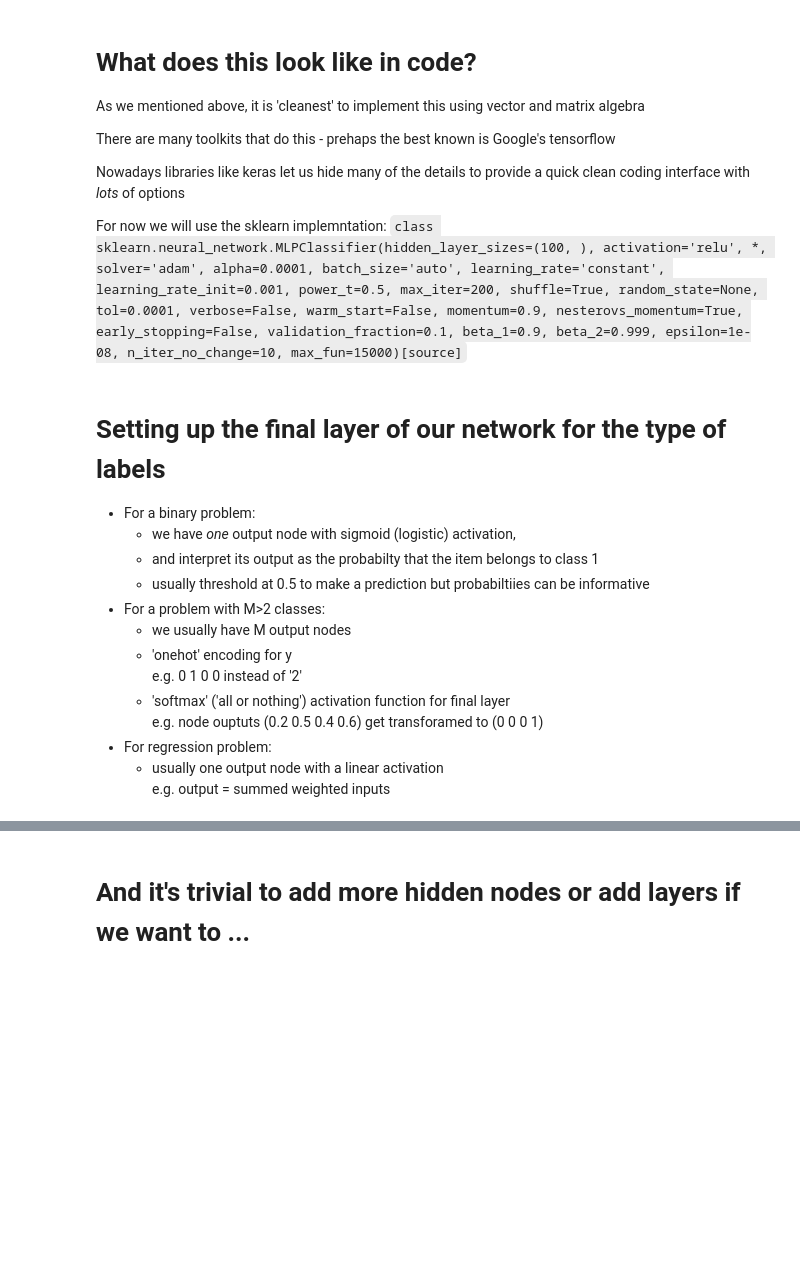
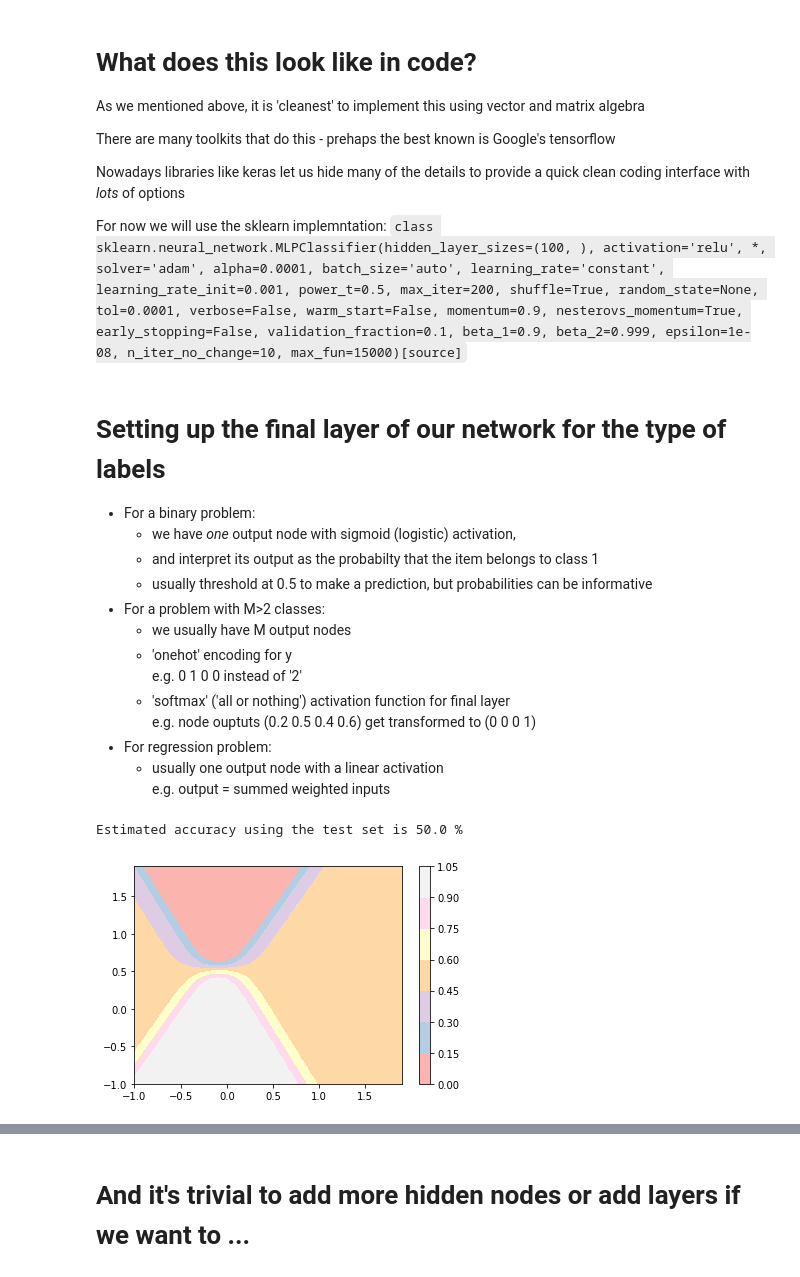
Before and after one commit to jim-smith/AI_Module, a Jupyter notebook: lectures/ANN2_MLP.ipynb, the cells around one changed output, grey strips where cells are left out. Drawn from its saved outputs; the diff is of its cells as text; code cells hidden in the pictures; blank space fills up the shorter version.

```diff
--- a/lectures/ANN2_MLP.ipynb
+++ b/lectures/ANN2_MLP.ipynb
@@ -385,13 +374,13 @@ For now we will use the sklearn implemntation:
 - For a binary problem:
     - we have *one* output node with sigmoid (logistic) activation,
      - and  interpret its output as the probabilty that the item belongs to class 1
-    - usually threshold at 0.5 to make a prediction but probabiltiies can be informative
+    - usually threshold at 0.5 to make a prediction, but probabilities can be informative
 - For a  problem with M>2 classes:
     - we usually have M output nodes
     - 'onehot' encoding for y
        e.g. 0 1 0 0 instead of '2'
     - 'softmax' ('all or nothing') activation function for final layer
-      e.g. node ouptuts (0.2 0.5 0.4 0.6) get transforamed to (0 0 0 1)
+      e.g. node ouptuts (0.2 0.5 0.4 0.6) get transformed to (0 0 0 1)
 - For regression problem:
     - usually one output node with a linear activation
       e.g. output = summed weighted inputs
@@ -435,20 +387,15 @@ def plotDecisionSurface(model,X,y):
 # %%
 from sklearn.neural_network import MLPClassifier
-train_X = np.asarray( [0,0,0,1,1,0,1,1])
-train_x = train_X.reshape(4,2)
+xor_X = np.asarray( [[0,0],[0,1],[1,0],[1,1]])
+xor_y = [0,1,1,0]#XOR
 
-and_y = [0,0,0,1]
-or_y = [0,1,1,1]
-xor_y = [0,1,1,0]
-train_y=xor_y
+# one hidden layer with 5 neurons logistic (sigmoid) activation and Stochastic Gradient Descent (backprop)
+xorMLP = MLPClassifier( hidden_layer_sizes = (2),activation='logistic',solver='lbfgs')
+xorMLP.fit(xor_X,xor_y)
 
-# one hidden layer with 10 neurons logistic (sigmoid) activation and Stochastic Gradient Descent (backprop)
-
-myMLP = MLPClassifier( hidden_layer_sizes = (5),activation='logistic', max_iter=100, learning_rate_init=0.05)
-
-myMLP.fit(train_x,train_y)
-
-accuracy = 100*  myMLP.score(train_x,train_y)
+accuracy = 100*  xorMLP.score(xor_X,xor_y)
 print('Estimated accuracy using the test set is {} %'.format(accuracy))
-
-plotDecisionSurface(myMLP,train_x,train_y)
+utils.plotDecisionSurface(xorMLP,xor_X,xor_y)
+# %% [output]
+Estimated accuracy using the test set is 50.0 %
+[figure, added]
```
Also changed, not shown: parts of 25 cells of this notebook, 8 other files.
